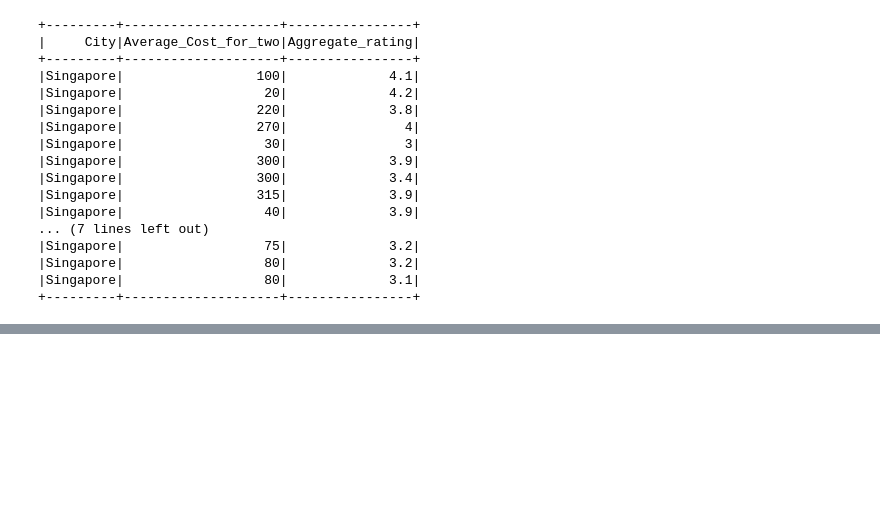
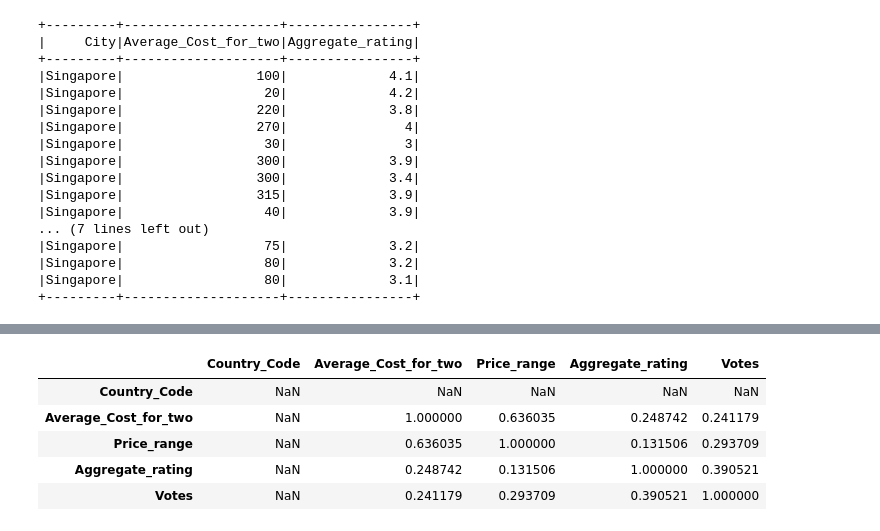
Before and after one commit to bbchen33/Data-Science, a Jupyter notebook: Restaurant_data_PySpark_sql.ipynb, the cells around one changed output, grey strips where cells are left out. Saved outputs shown, nothing was run; the diff lists cells and outputs as text; code cells hidden in the pictures; blank space fills up the shorter version.

```diff
--- a/Restaurant_data_PySpark_sql.ipynb
+++ b/Restaurant_data_PySpark_sql.ipynb
@@ -306,0 +394,9 @@ spark.sql('''
+# %%
+new_clean_zomato_df_pd[new_clean_zomato_df_pd['Country_Code'] == 162].corr()
+# %% [output]
+|  | Country_Code | Average_Cost_for_two | Price_range | Aggregate_rating | Votes |
+| Country_Code | NaN | NaN | NaN | NaN | NaN |
+| Average_Cost_for_two | NaN | 1.000000 | 0.636035 | 0.248742 | 0.241179 |
+| Price_range | NaN | 0.636035 | 1.000000 | 0.131506 | 0.293709 |
+| Aggregate_rating | NaN | 0.248742 | 0.131506 | 1.000000 | 0.390521 |
+| Votes | NaN | 0.241179 | 0.293709 | 0.390521 | 1.000000 |
```
Also changed, not shown: parts of 11 cells of this notebook.
